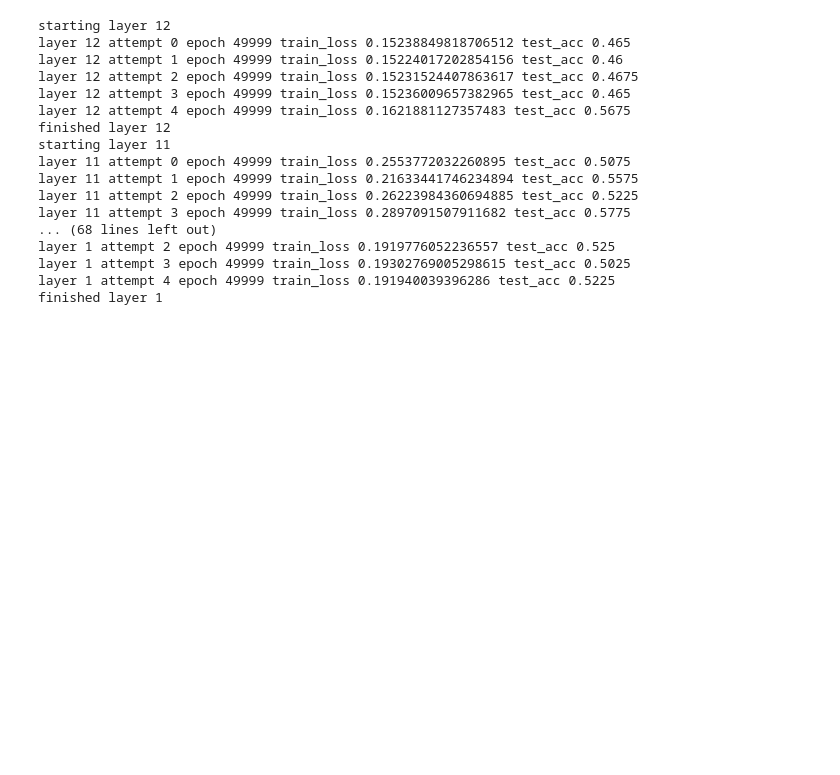
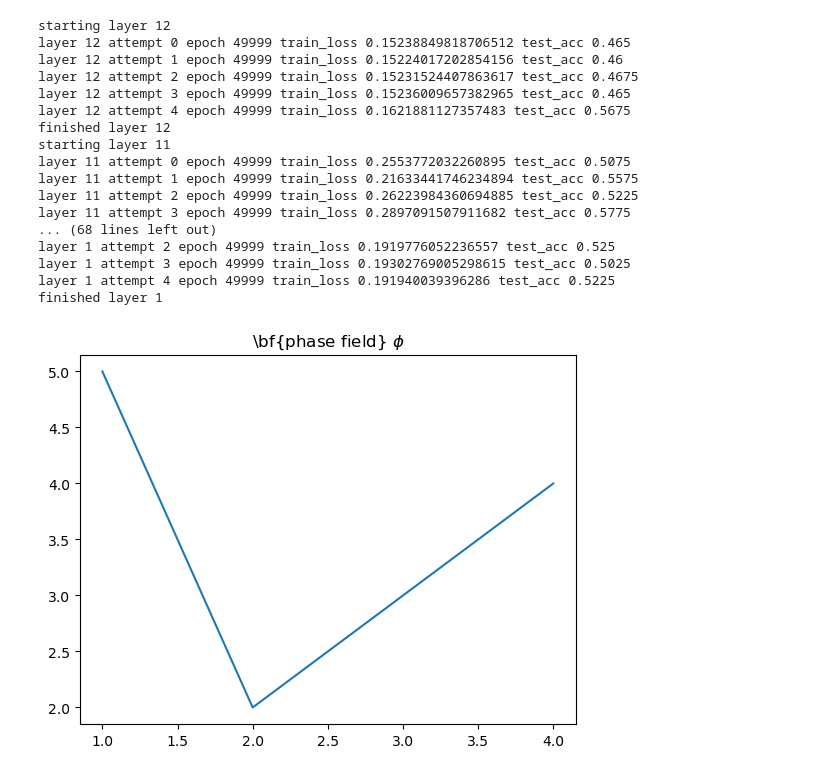
Before and after one commit to adzcai/elk-experiments, a Jupyter notebook: gabe_multiclass.ipynb, the cells around one changed output. Saved outputs shown, nothing was run; the diff lists cells and outputs as text; code cells hidden in the pictures; blank space fills up the shorter version.

```diff
--- a/gabe_multiclass.ipynb
+++ b/gabe_multiclass.ipynb
@@ -287,6 +260,15 @@ for layer in range(1,13):
             ccs_probes[(layer, att)] = ccs_probes[(layer, att)].complement()
         if probe_acc(x_train[:,layer-1,:2], gabe_probes[(2, layer, att)]) < 0.5:
             gabe_probes[(2, layer, att)] = gabe_probes[(2, layer, att)].complement()
+# %%
+# plt.rcParams['text.usetex'] = False
+import matplotlib
+matplotlib.rcParams.update(matplotlib.rcParamsDefault)
+plt.plot([1,2,4],[5,2,4])
+plt.title(r"\bf{phase field} $\phi$")
+plt.show()
+# %% [output]
+[figure, added]
 # %%
 # plot gabe_acc per layer
 num_classes = 2
```
Also changed, not shown: parts of 8 cells of this notebook, 1 other file.
